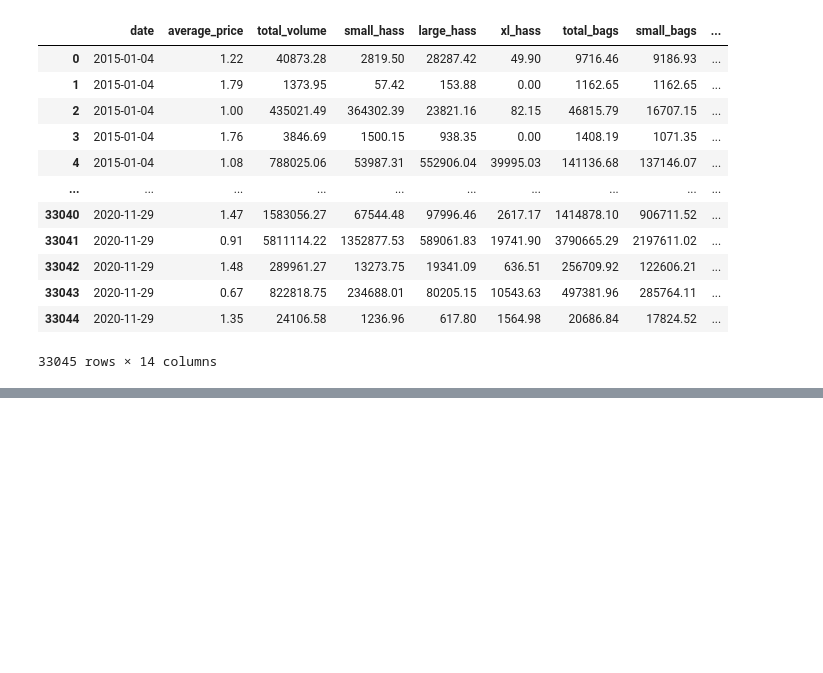
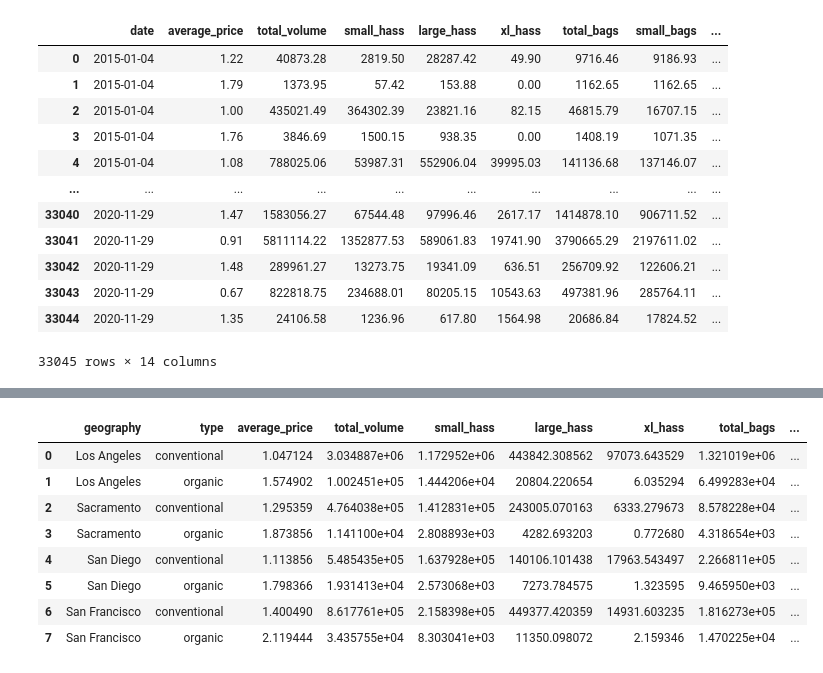
Before and after one commit to wkapner/GSB_544, a Jupyter notebook: Labs/Lab2.ipynb, the cells around one changed output, grey strips where cells are left out. Cells and saved outputs as stored; diff of their text form; code cells hidden in the pictures; blank space fills up the shorter version.

```diff
--- a/Labs/Lab2.ipynb
+++ b/Labs/Lab2.ipynb
@@ -150,0 +200,20 @@ avocado
+# %%
+## 7
+cali_avocado_average = cali_avocado.groupby(['geography','type']).mean(numeric_only=True).reset_index()
+cali_avocado_average_organic = cali_avocado_average[cali_avocado_average['type']=='organic']
+cali_avocado_average_conventional = cali_avocado_average[cali_avocado_average['type']=='conventional']
+cali_avocado_average
+
+# cali_avo = cali_avocado_average_organic.subtract(cali_avocado_average_conventional, fill_value=0)
+
+# cali_avo
+# %% [output]
+|  | geography | type | average_price | total_volume | small_hass | large_hass | xl_hass | total_bags | ... |
+| 0 | Los Angeles | conventional | 1.047124 | 3.034887e+06 | 1.172952e+06 | 443842.308562 | 97073.643529 | 1.321019e+06 | ... |
+| 1 | Los Angeles | organic | 1.574902 | 1.002451e+05 | 1.444206e+04 | 20804.220654 | 6.035294 | 6.499283e+04 | ... |
+| 2 | Sacramento | conventional | 1.295359 | 4.764038e+05 | 1.412831e+05 | 243005.070163 | 6333.279673 | 8.578228e+04 | ... |
+| 3 | Sacramento | organic | 1.873856 | 1.141100e+04 | 2.808893e+03 | 4282.693203 | 0.772680 | 4.318654e+03 | ... |
+| 4 | San Diego | conventional | 1.113856 | 5.485435e+05 | 1.637928e+05 | 140106.101438 | 17963.543497 | 2.266811e+05 | ... |
+| 5 | San Diego | organic | 1.798366 | 1.931413e+04 | 2.573068e+03 | 7273.784575 | 1.323595 | 9.465950e+03 | ... |
+| 6 | San Francisco | conventional | 1.400490 | 8.617761e+05 | 2.158398e+05 | 449377.420359 | 14931.603235 | 1.816273e+05 | ... |
+| 7 | San Francisco | organic | 2.119444 | 3.435755e+04 | 8.303041e+03 | 11350.098072 | 2.159346 | 1.470225e+04 | ... |
```
Also changed, not shown: parts of 6 cells of this notebook.
